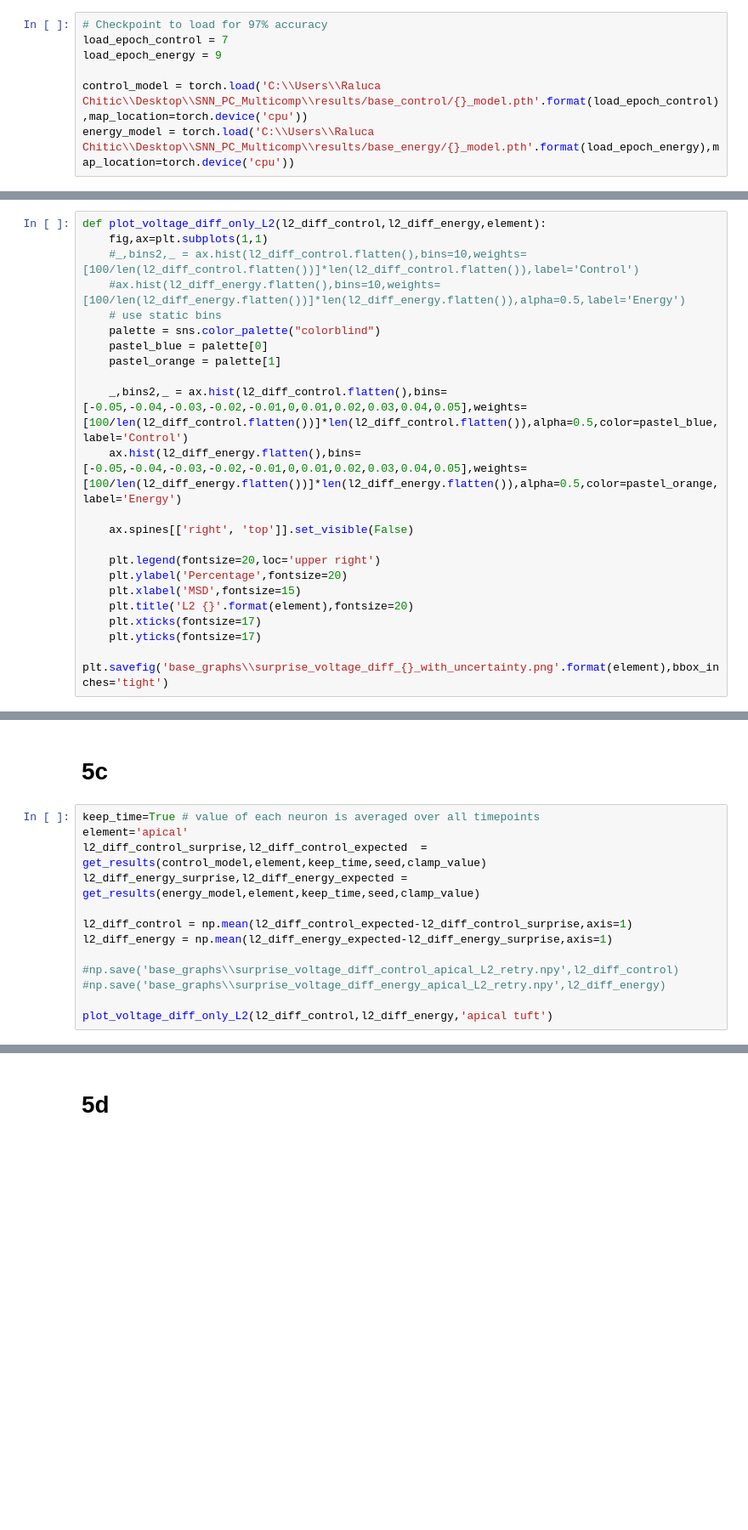
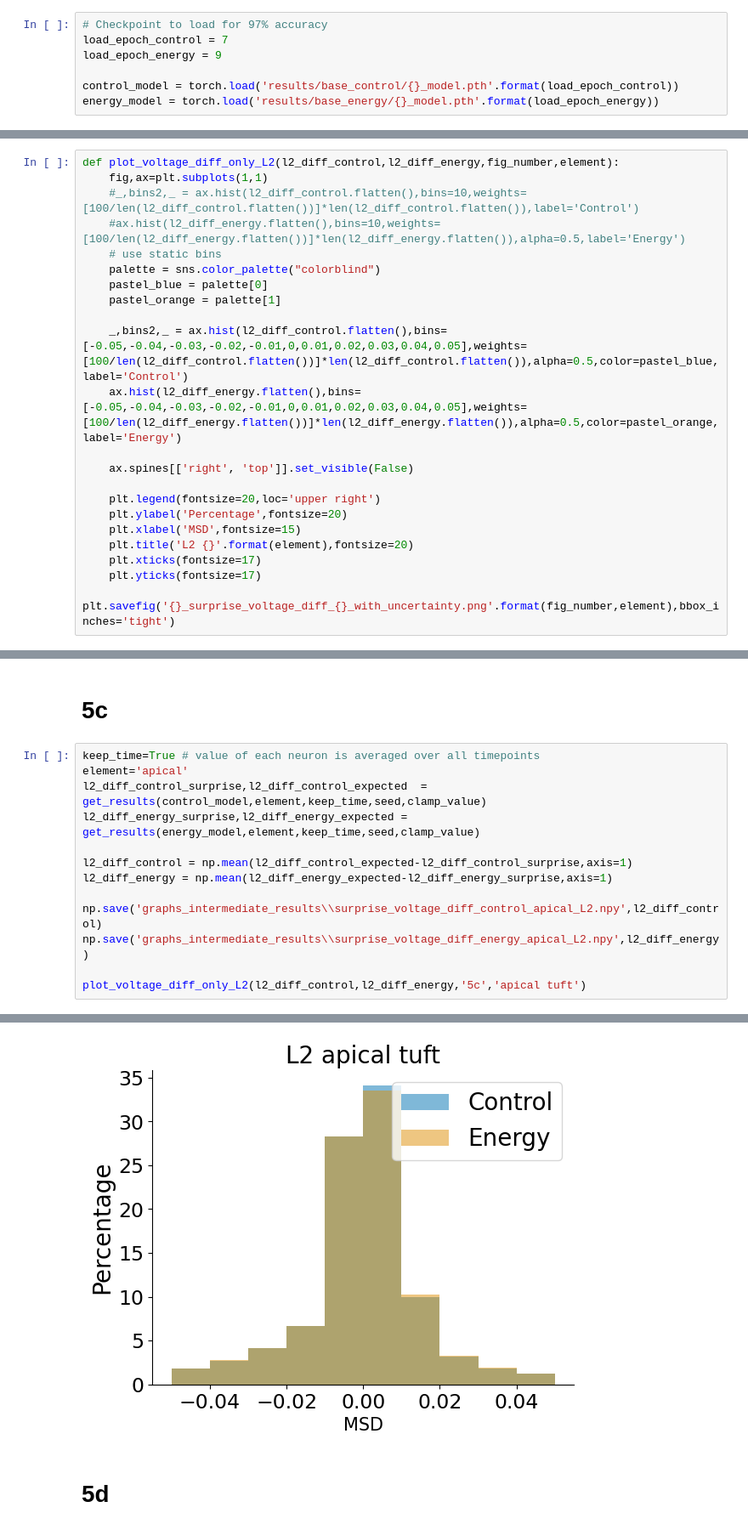
Before and after one commit to rchitic/SNN_PC_Multicomp, a Jupyter notebook: spiking_multicompartment_PC_mismatch_with_uncertainty.ipynb, the cells around one changed output, grey strips where cells are left out. Shown at 85% size. Cells and saved outputs as stored; diff of their text form; blank space fills up the shorter version.

```diff
--- a/spiking_multicompartment_PC_mismatch_with_uncertainty.ipynb
+++ b/spiking_multicompartment_PC_mismatch_with_uncertainty.ipynb
@@ -1553,8 +1553,8 @@ total param count 2455520
 load_epoch_control = 7
 load_epoch_energy = 9
 
-control_model = torch.load('C:\\Users\\Raluca Chitic\\Desktop\\SNN_PC_Multicomp\\results/base_control/{}_model.pth'.format(load_epoch_control),map_location=torch.device('cpu'))
-energy_model = torch.load('C:\\Users\\Raluca Chitic\\Desktop\\SNN_PC_Multicomp\\results/base_energy/{}_model.pth'.format(load_epoch_energy),map_location=torch.device('cpu'))
+control_model = torch.load('results/base_control/{}_model.pth'.format(load_epoch_control))
+energy_model = torch.load('results/base_energy/{}_model.pth'.format(load_epoch_energy))
 # %% [markdown]
 # Figures 5 c-f with clamping with uncertainty
 # %%
@@ -1756,7 +1756,7 @@ def get_results(model,element,keep_time,seed,clamp_value):
     else:
         return l2_clamp_surprise, l2_clamp_expected
 # %%
-def plot_voltage_diff_only_L2(l2_diff_control,l2_diff_energy,element):
+def plot_voltage_diff_only_L2(l2_diff_control,l2_diff_energy,fig_number,element):
     fig,ax=plt.subplots(1,1)
     #_,bins2,_ = ax.hist(l2_diff_control.flatten(),bins=10,weights=[100/len(l2_diff_control.flatten())]*len(l2_diff_control.flatten()),label='Control')
     #ax.hist(l2_diff_energy.flatten(),bins=10,weights=[100/len(l2_diff_energy.flatten())]*len(l2_diff_energy.flatten()),alpha=0.5,label='Energy')
@@ -1776,7 +1776,7 @@ def plot_voltage_diff_only_L2(l2_diff_control,l2_diff_energy,element):
     plt.title('L2 {}'.format(element),fontsize=20)
     plt.xticks(fontsize=17)
     plt.yticks(fontsize=17)
-    plt.savefig('base_graphs\\surprise_voltage_diff_{}_with_uncertainty.png'.format(element),bbox_inches='tight')
+    plt.savefig('{}_surprise_voltage_diff_{}_with_uncertainty.png'.format(fig_number,element),bbox_inches='tight')
 # %% [markdown]
 Set clamp value. If 1 (maximum value), one class will be clamped to 1 and the rest to -1. If 0.1, one class will be clamped to 0.1 and the rest to -0.1, leading to more uncertainty.
 # %%
@@ -1792,8 +1792,8 @@ l2_diff_energy_surprise,l2_diff_energy_expected = get_results(energy_model,eleme
 l2_diff_control = np.mean(l2_diff_control_expected-l2_diff_control_surprise,axis=1)
 l2_diff_energy = np.mean(l2_diff_energy_expected-l2_diff_energy_surprise,axis=1)
 
-#np.save('base_graphs\\surprise_voltage_diff_control_apical_L2_retry.npy',l2_diff_control)
-#np.save('base_graphs\\surprise_voltage_diff_energy_apical_L2_retry.npy',l2_diff_energy)
+np.save('graphs_intermediate_results\\surprise_voltage_diff_control_apical_L2.npy',l2_diff_control)
+np.save('graphs_intermediate_results\\surprise_voltage_diff_energy_apical_L2.npy',l2_diff_energy)
 
-plot_voltage_diff_only_L2(l2_diff_control,l2_diff_energy,'apical tuft')
+plot_voltage_diff_only_L2(l2_diff_control,l2_diff_energy,'5c','apical tuft')
 # %% [output]
@@ -1801,3 +1800,4 @@ KeyboardInterrupt:
+[figure, added]
 # %% [markdown]
 # 5d
 # %%
```
Also changed, not shown: parts of 5 cells of this notebook, 2 other files.
